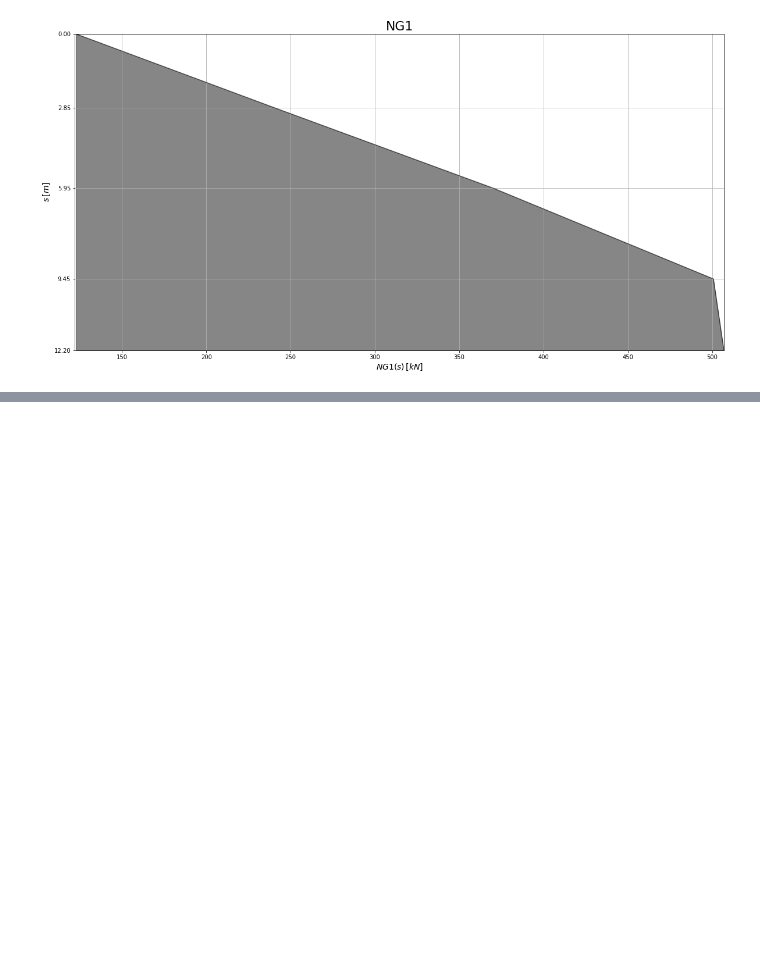
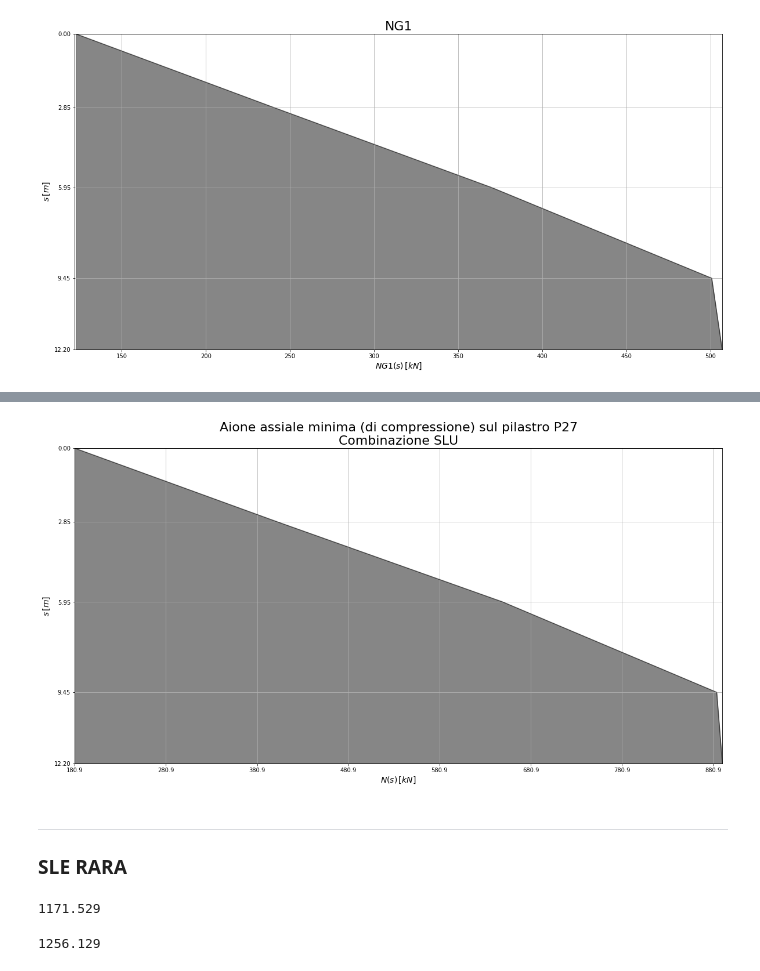
Before and after one commit to akaanzo/structural-safety, a Jupyter notebook: sol_col.ipynb, the cells around one changed output, grey strips where cells are left out. Drawn from its saved outputs; the diff is of its cells as text; code cells hidden in the pictures; blank space fills up the shorter version.

```diff
--- a/sol_col.ipynb
+++ b/sol_col.ipynb
@@ -118,0 +133,30 @@ plt.show()
+# %%
+plt.figure(figsize=(20,10))
+plt.plot(N1min_slu,s,12.2, color='#0f0f0f80')
+plt.fill_between(N1min_slu,12.2,s, color='#0f0f0f80')
+plt.ylim(0, l1+l2+l3+l4)
+plt.xlim(np.min(N1min_slu), np.max(N1min_slu))
+plt.gca().invert_yaxis()
+plt.grid()
+plt.ylabel(r'$s\,[m]$', fontsize='14')
+plt.xlabel(r'$N(s)\,[kN]$', fontsize='14')
+plt.yticks([0,l1, l1+l2, l1+l2+l3, l1+l2+l3+l4])
+plt.xticks(np.arange(np.min(N1min_slu), np.max(N1min_slu)+50, step=100))
+plt.axhline(0, color='black')
+plt.title('Aione assiale minima (di compressione) sul pilastro P27\nCombinazione SLU', fontsize='22')
+plt.show()
+# %% [output]
+[figure, added]
+# %% [markdown]
+---
+### SLE RARA
+# %%
+N1max_sleRara = (27.45+101.52+90.24+101.536+101.52)+(80.09+130.284+146.59+130.284)+(.6*67.96+0*14.1+.7*56.40+.7*95.17+112.80+.6*3.9)
+N1max_sleRara
+# %% [output]
+1171.529
+# %%
+N1max_sleRara = NG1 + NG2 + NQ
+np.max(N1max_sleRara)
+# %% [output]
+1256.129
```
Also changed, not shown: parts of 41 cells of this notebook, 1 other file.
